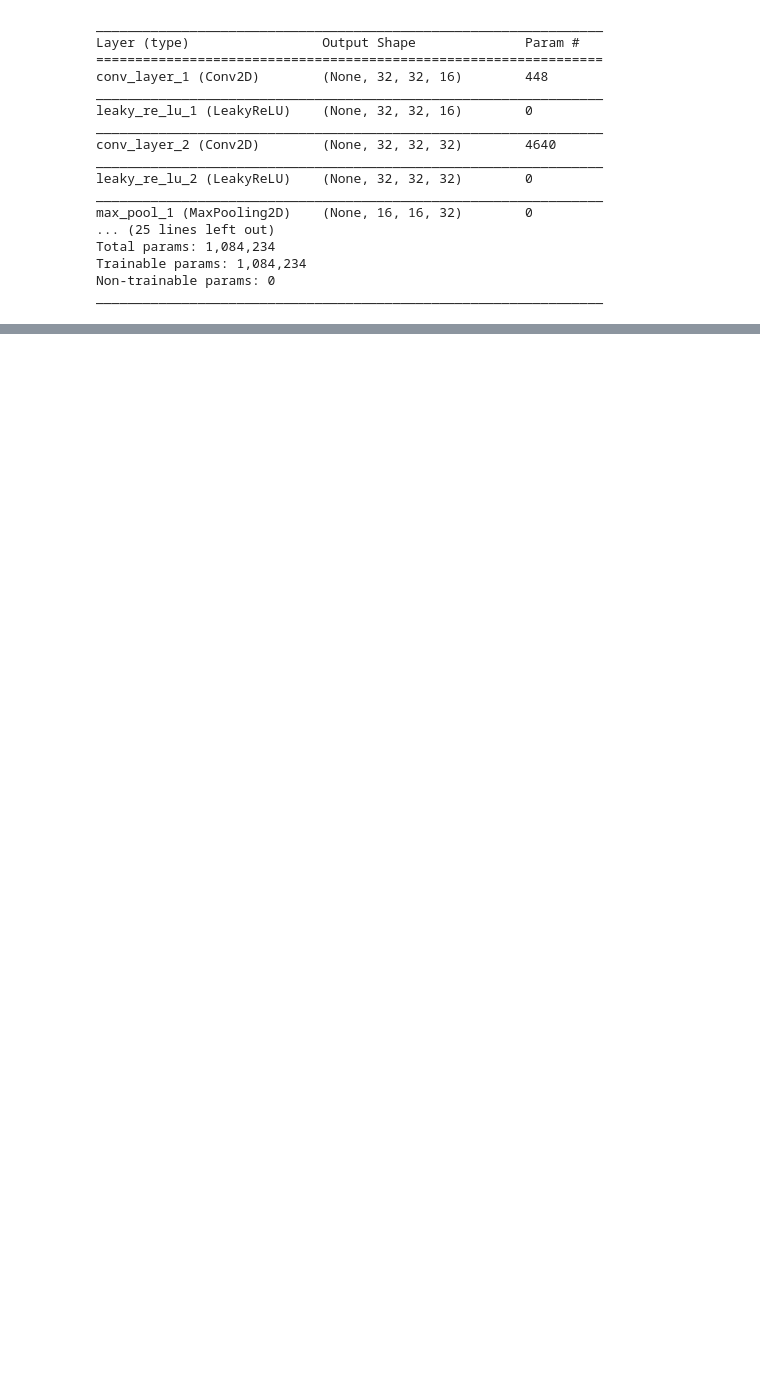
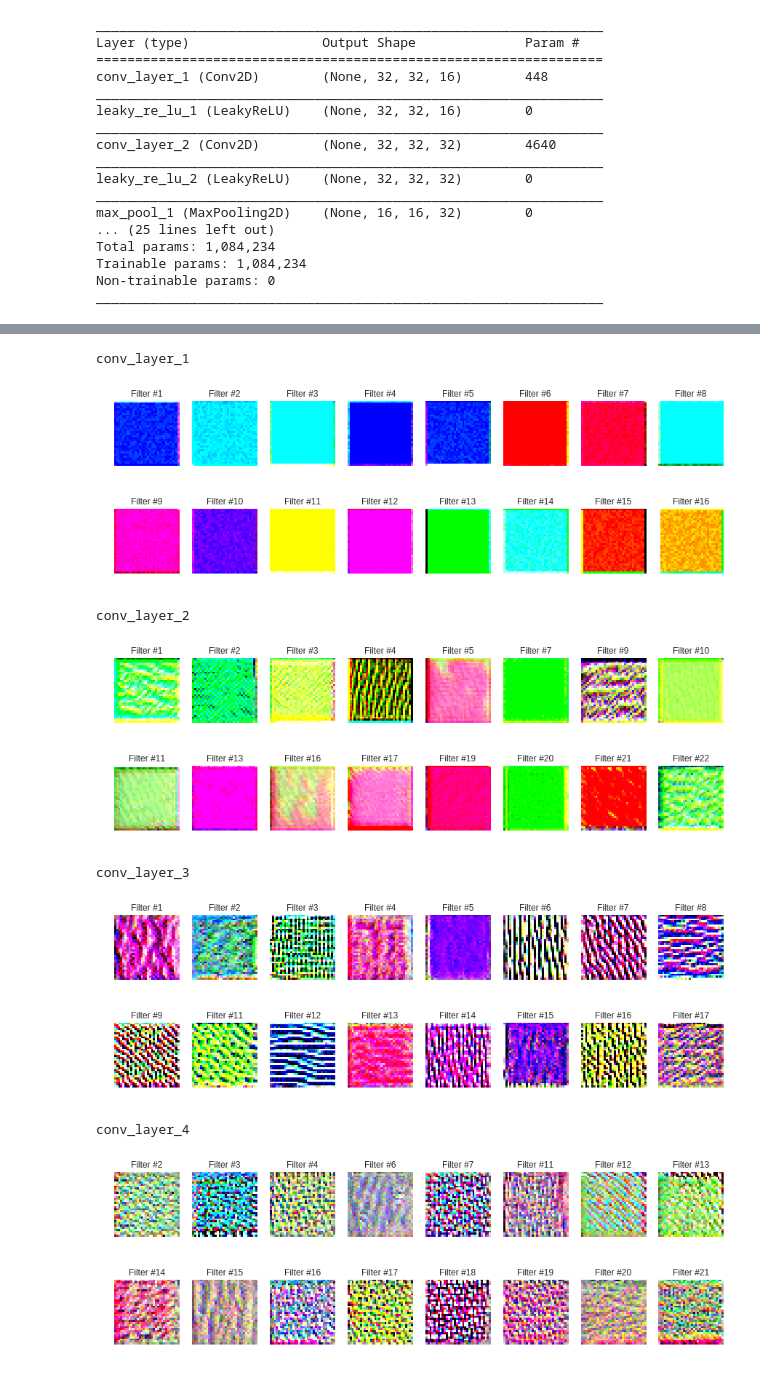
Before and after one commit to gsvenky89/Assignemnt_2_ML, a Jupyter notebook: CNN_for_CIFAR_10.ipynb, the cells around one changed output, grey strips where cells are left out. Cells and saved outputs as stored; diff of their text form; code cells hidden in the pictures; blank space fills up the shorter version.

```diff
--- a/CNN_for_CIFAR_10.ipynb
+++ b/CNN_for_CIFAR_10.ipynb
@@ -216,0 +255,44 @@ model.save_weights("weights.h5")
+# %%
+# sample maximum stimuli
+def plot_filters_stimuli(layer_name, is_conv, model, iterations=20, step=1., verbose=False):
+    cols = 8
+    rows = 2
+    filter_index = 0
+    max_filter_index = list(filter(lambda x: x.name == layer_name, model.layers))[0].output.shape.as_list()[-1] - 1
+    fig = plt.figure(figsize=(2 * cols - 1, 3 * rows - 1))
+    for i in range(cols):
+        for j in range(rows):
+            if filter_index <= max_filter_index:
+                ax = fig.add_subplot(rows, cols, i * rows + j + 1)
+                ax.grid('off')
+                ax.axis('off')
+                loss = -1e20
+                while loss < 0 and filter_index <= max_filter_index:
+                    stimuli, loss = find_maximum_stimuli(layer_name, is_conv, filter_index, model,
+                                                         iterations, step, verbose=verbose)
+                    filter_index += 1
+                if loss > 0:
+                    ax.imshow(stimuli)
+                    ax.set_title("Filter #{}".format(filter_index))
+    plt.show()
+# %%
+# maximum stimuli for convolutional neurons
+conv_activation_layers = []
+for layer in model.layers:
+    #if isinstance(layer, LeakyReLU):
+        #prev_layer = layer.inbound_nodes[0].inbound_layers[0]
+        if isinstance(layer, Conv2D):
+            conv_activation_layers.append(layer)
+
+for layer in conv_activation_layers:
+    print(layer.name)
+    plot_filters_stimuli(layer_name=layer.name, is_conv=True, model=model)
+# %% [output]
+conv_layer_1
+[figure, added]
+conv_layer_2
+[figure, added]
+conv_layer_3
+[figure, added]
+conv_layer_4
+[figure, added]
```
Also changed, not shown: parts of 7 cells of this notebook.
